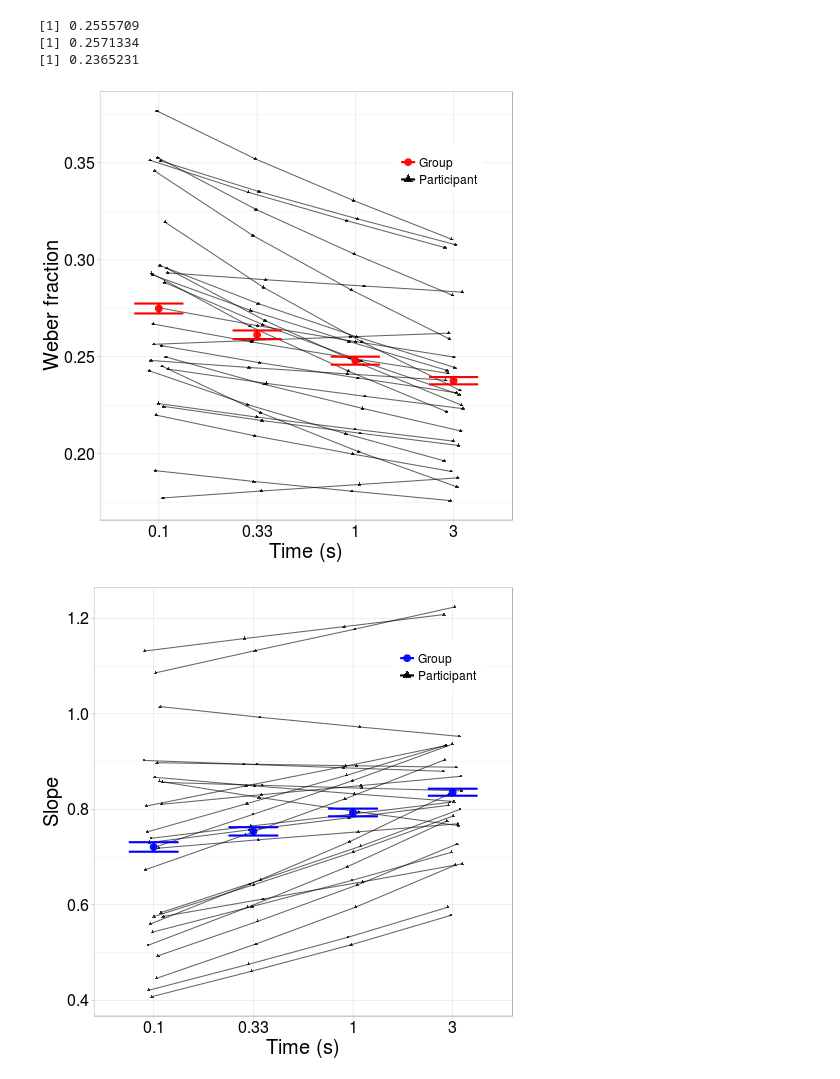
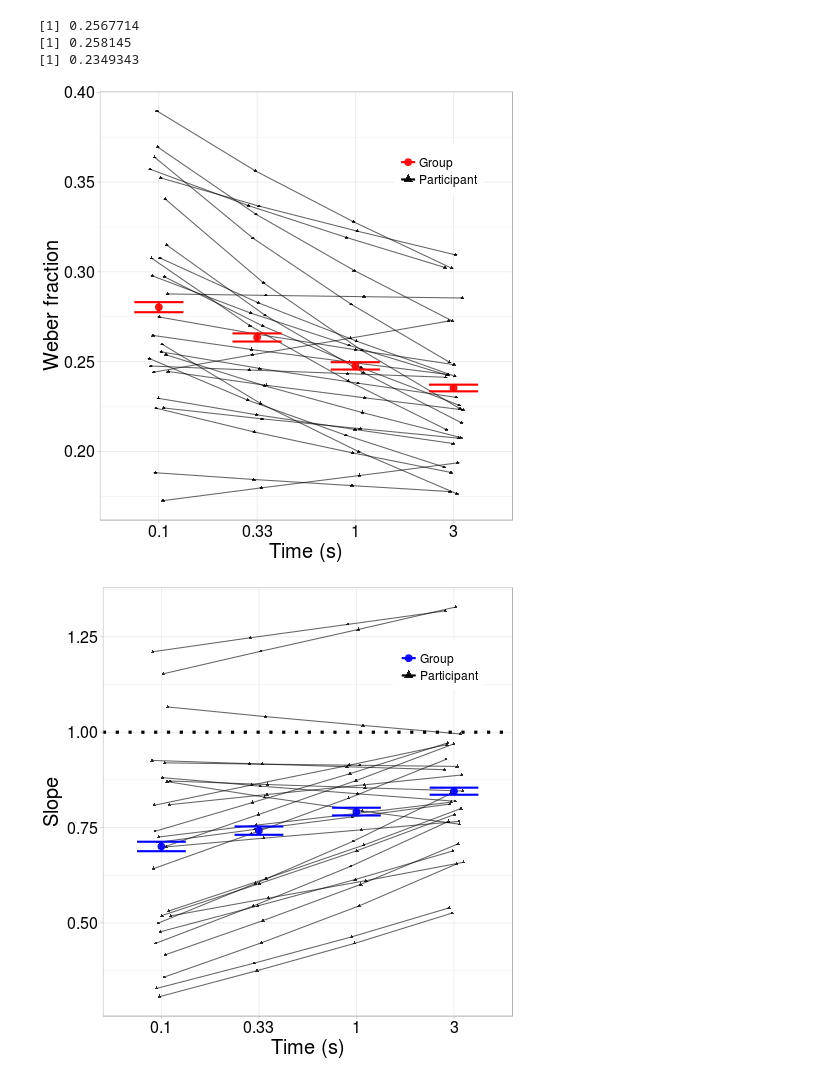
Before and after one commit to samcheyette/eye_tracker_counting, a Jupyter notebook: weber_estimation.ipynb, the cells around one changed output. Drawn from its saved outputs; the diff is of its cells as text; code cells hidden in the pictures.

```diff
--- a/weber_estimation.ipynb
+++ b/weber_estimation.ipynb
@@ -62,8 +62,11 @@ Attaching package: ‘dplyr’
 # %%
 %%R --o data_resp
 
-data_resp_loc <- read.csv("data/estimation_dot_gaze.csv", sep="\t")
+#data_resp_loc <- read.csv("data/estimation_dot_gaze.csv", sep="\t")
+data_resp_loc <- read.csv('r_data/r_resp_250.csv')
 data_tracker <- read.csv("data/estimation_tracker_data.csv", sep="\t")
+
+
 data_tracker$trial_id <- data_tracker$trial_id - 1
 data_resp_loc$trial_id <- data_resp_loc$trial_id - 1
 
@@ -394,7 +383,7 @@ p.1 <- ggplot(data=sum_vals, aes(x=as.character(Time), y=real_weber)) +
 
 
 
-p.2 <- ggplot(data=sum_vals, aes(x=as.character(Time), y=real_slope)) +
+p.2 <- ggplot(data=sum_vals, aes(x=as.character(Time), y=1.25*real_slope-0.2 )) +
        stat_summary(fun.y="mean", geom="line", size=0.5, position=position_dodge(width=0.2),
                     aes(group=pid, color="Participant", shape="Participant"), alpha=0.6) +
        stat_summary(fun.y="mean", geom="point",alpha=0.8, size=1.0, position=position_dodge(width=0.2),
@@ -416,6 +405,7 @@ p.2 <- ggplot(data=sum_vals, aes(x=as.character(Time), y=real_slope)) +
                          axis.title.x=element_text(face="plain", size=20),
                             axis.title.y=element_text(face="plain", size=20)) +
         theme(legend.text=element_text(size=12), legend.title=element_blank()) +
+            geom_hline(linetype="dotted", yintercept=1, size=1.5) +
 
             ylab("Slope") + xlab("Time (s)")
 
@@ -446,39 +436,39 @@ p.4 <- ggplot(data=sum_vals, aes(x=Dots_Shown,
 p.4 <- ggplot(data=sum_vals, aes(x=Dots_Shown,
                                  y=Dots_Counted/Dots_Shown,
                                  color=factor(Time), group=Time)) +
         stat_smooth(method="loess", span=1.5, se=FALSE) +
         stat_smooth(method="loess", span=1.5, se=TRUE, alpha=0.1)
 
 print(p.1)
-ggsave("figs/time_weber.png", width=5,height=5, dpi=300)
-ggsave("figs/time_weber.pdf", width=5,height=5, dpi=300)
+ggsave("figs/time_weber.png", width=5,height=4, dpi=300)
+ggsave("figs/time_weber.pdf", width=5,height=4, dpi=300)
 
 print(p.2)
-ggsave("figs/time_slope.png", width=5,height=5, dpi=300)
-ggsave("figs/time_slope.pdf", width=5,height=5, dpi=300)
+ggsave("figs/time_slope.png", width=5,height=4, dpi=300)
+ggsave("figs/time_slope.pdf", width=5,height=4, dpi=300)
 
 #print(p.4)
 #print(mean_reg_vals)
 print(mean(mean_reg_vals$real_weber))
 print(mean(mean_reg_vals$real_weber_high))
 print(mean(mean_reg_vals$real_weber_low))
 
 #print(summary(mean_reg_vals$real_slope))
 
 #print(mean(mean_reg_vals$time_slope))
 #print(median(mean_reg_vals$time_weber))
 #print(median(mean_reg_vals$time_slope))
 
 
 #print(summary(lm(data=mean_reg_vals, real_slope ~ factor(Time)-1)))
 #print(summary(lm(data=mean_reg_vals, real_weber ~ factor(Time)-1)))
 
 #print(summary(lm(data=mean_reg_vals, (time_slope*Time) ~ factor(Time)-1)))
 
 #print(p.3)
 # %% [output]
-[1] 0.2555709
-[1] 0.2571334
-[1] 0.2365231
+[1] 0.2567714
+[1] 0.258145
+[1] 0.2349343
-[figure, old version]
+[figure, new version]
-[figure, old version]
+[figure, new version]
```
Also changed, not shown: parts of 3 cells of this notebook, 31 other files.
